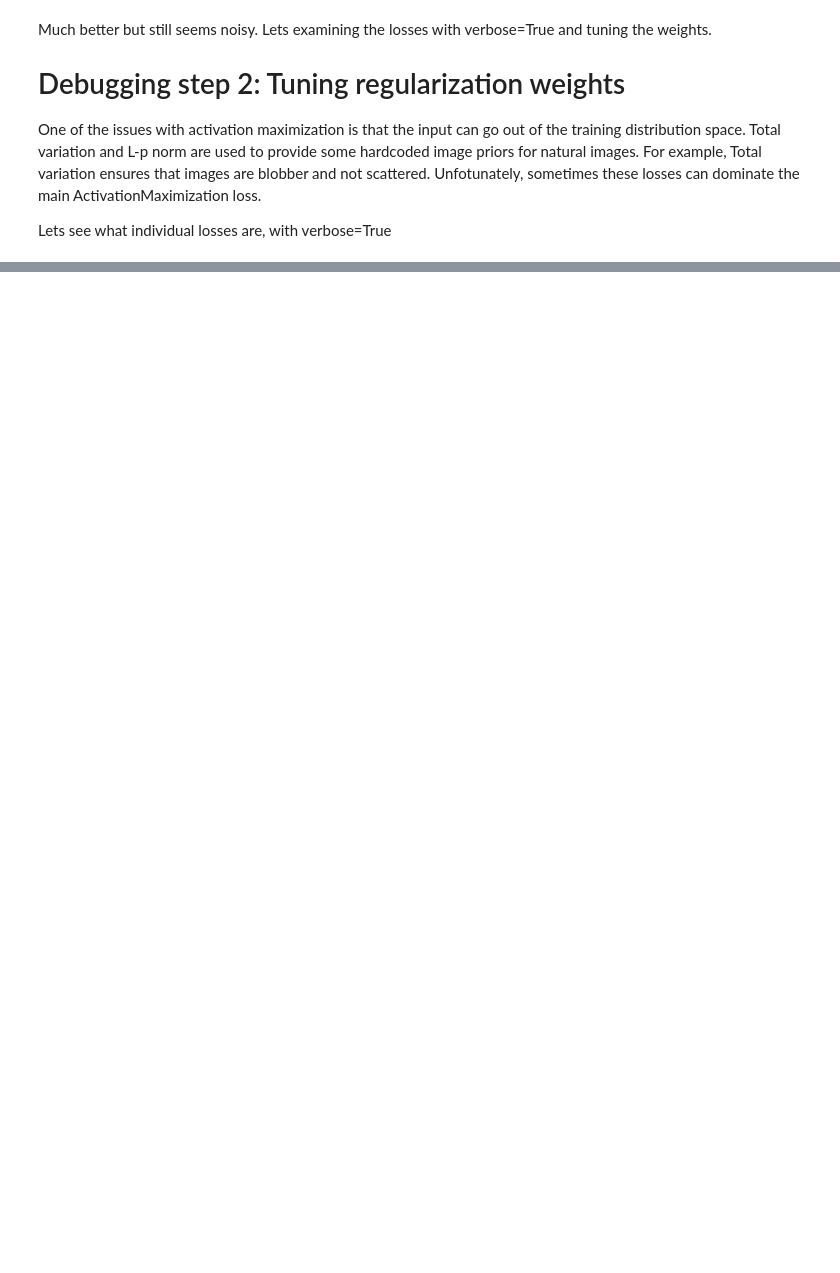
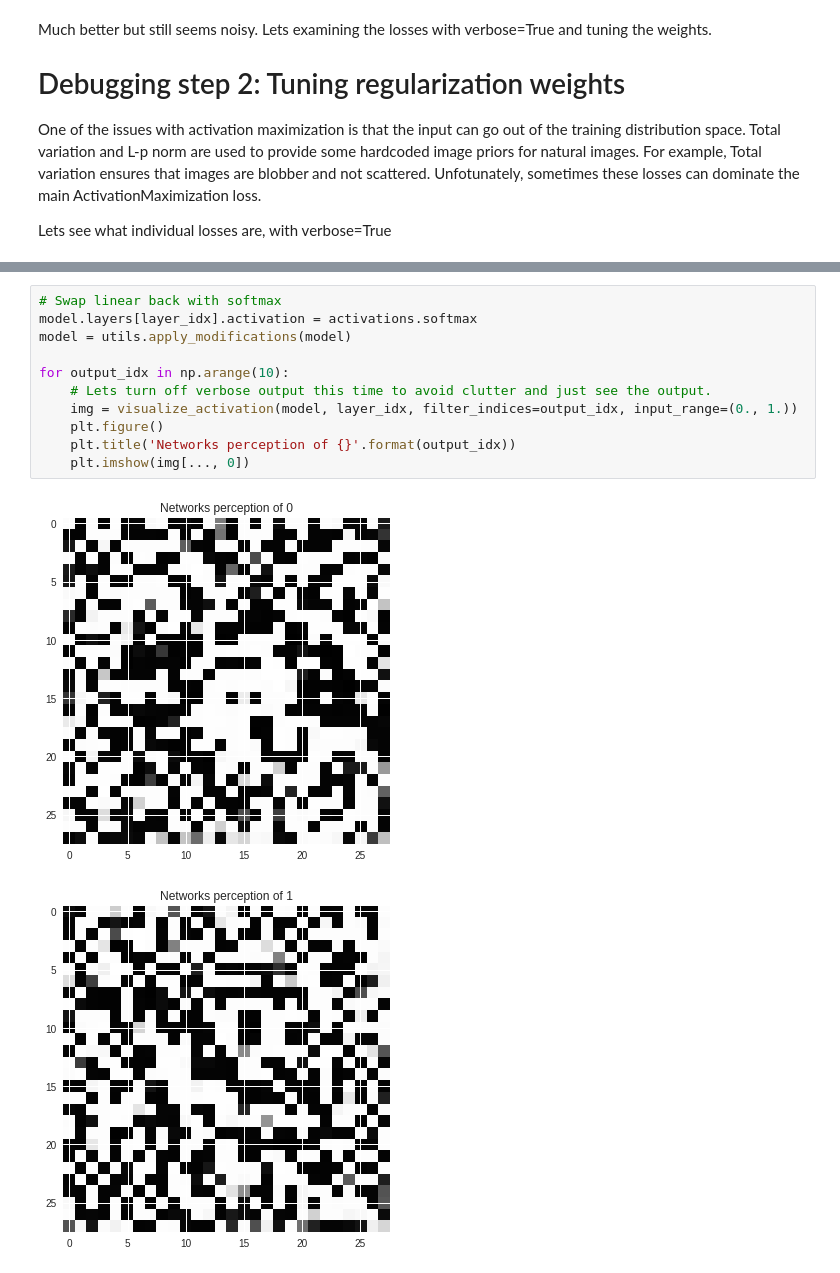
Before and after one commit to soumendra/cnn-visualisation, a Jupyter notebook: notebooks/visualising_and_Interpreting_cnns_workbook.ipynb, the cells around one changed output, grey strips where cells are left out. Saved outputs shown, nothing was run; the diff lists cells and outputs as text; blank space fills up the shorter version.

```diff
--- a/notebooks/visualising_and_Interpreting_cnns_workbook.ipynb
+++ b/notebooks/visualising_and_Interpreting_cnns_workbook.ipynb
@@ -232,0 +307,14 @@ Iteration: 200, named_losses: [('ActivationMax Loss', -1182.154),
+# %%
+# Swap linear back with softmax
+model.layers[layer_idx].activation = activations.softmax
+model = utils.apply_modifications(model)
+
+for output_idx in np.arange(10):
+    # Lets turn off verbose output this time to avoid clutter and just see the output.
+    img = visualize_activation(model, layer_idx, filter_indices=output_idx, input_range=(0., 1.))
+    plt.figure()
+    plt.title('Networks perception of {}'.format(output_idx))
+    plt.imshow(img[..., 0])
+# %% [output]
+[figure, added]
+[figure, added]
```
Also changed, not shown: parts of 26 cells of this notebook.
